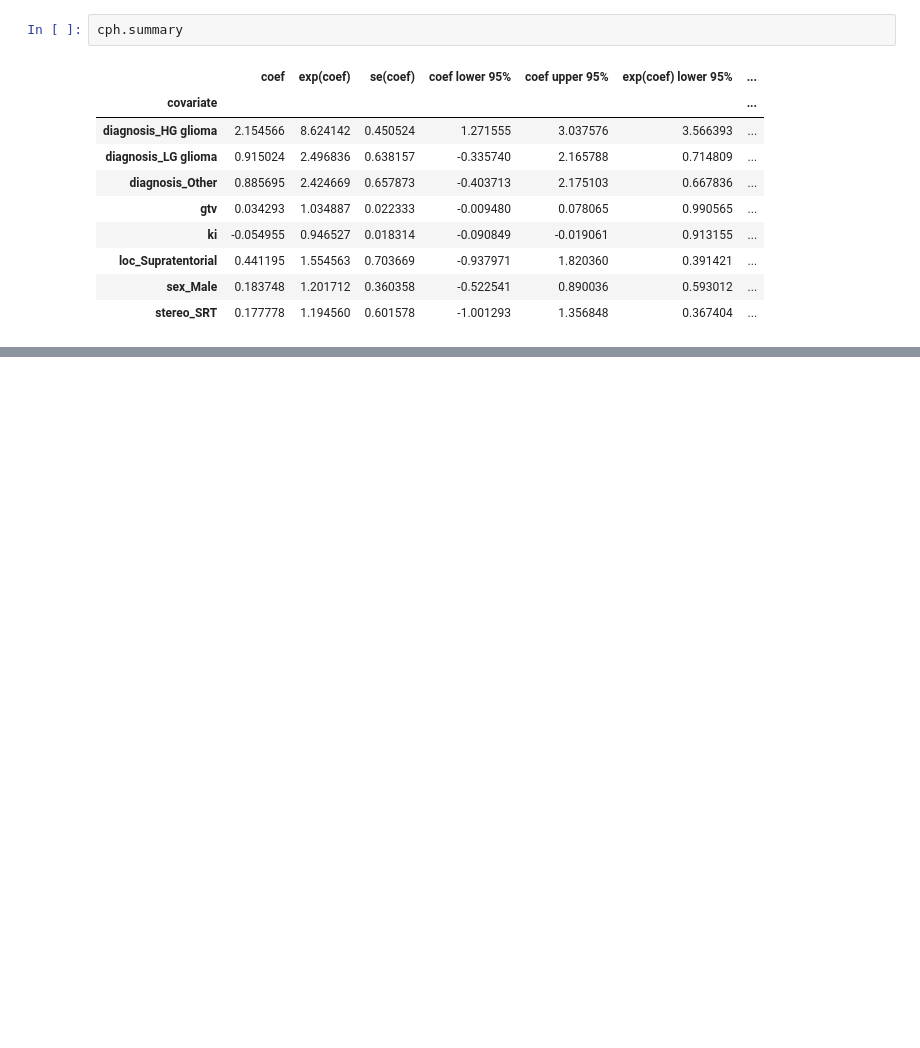
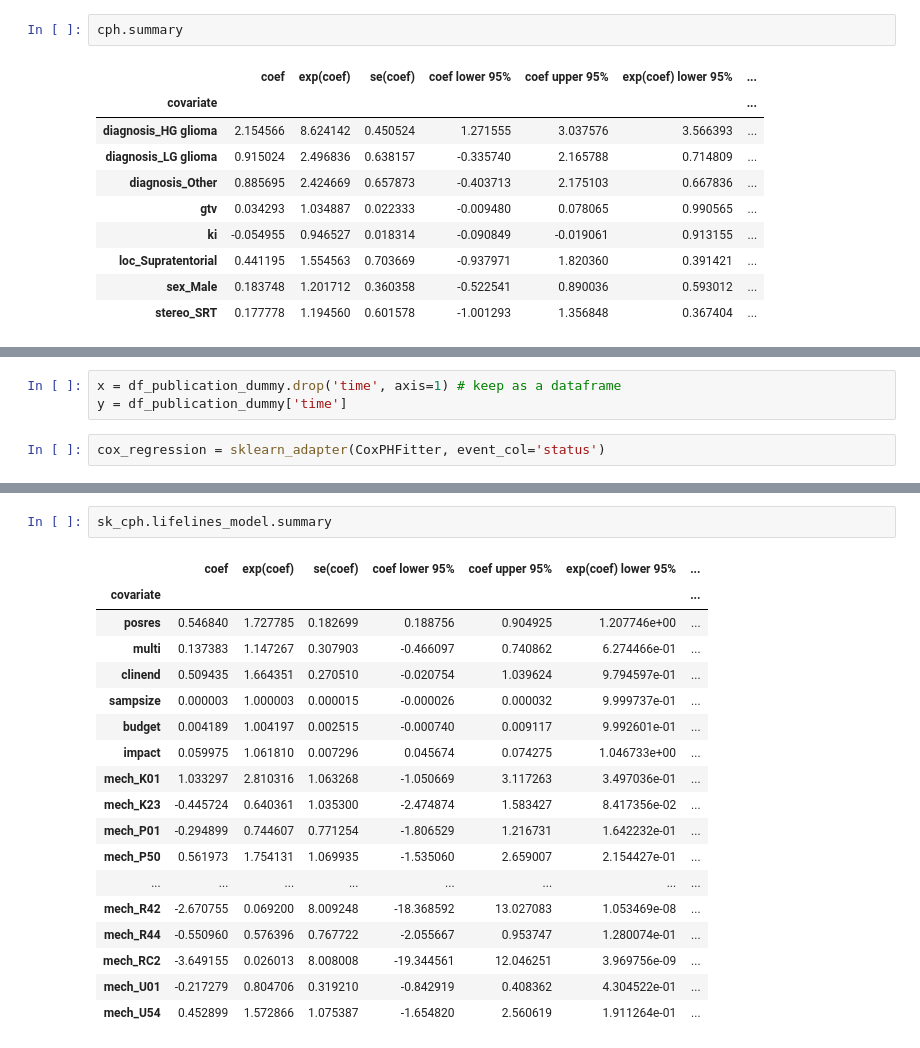
Before and after one commit to wpan03/ISLRv2_Python, a Jupyter notebook: notebooks/ch11_survival_analysis.ipynb, the cells around one changed output, grey strips where cells are left out. Cells and saved outputs as stored; diff of their text form; blank space fills up the shorter version.

```diff
--- a/notebooks/ch11_survival_analysis.ipynb
+++ b/notebooks/ch11_survival_analysis.ipynb
@@ -159,0 +240,5 @@ cph.summary
+# %%
+x = df_publication_dummy.drop('time', axis=1) # keep as a dataframe
+y = df_publication_dummy['time']
+# %%
+cox_regression = sklearn_adapter(CoxPHFitter, event_col='status')
@@ -159,0 +252,21 @@ cph.summary
+# %%
+sk_cph.lifelines_model.summary
+# %% [output]
+|  | coef | exp(coef) | se(coef) | coef lower 95% | coef upper 95% | exp(coef) lower 95% | ... |
+| covariate |  |  |  |  |  |  | ... |
+| posres | 0.546840 | 1.727785 | 0.182699 | 0.188756 | 0.904925 | 1.207746e+00 | ... |
+| multi | 0.137383 | 1.147267 | 0.307903 | -0.466097 | 0.740862 | 6.274466e-01 | ... |
+| clinend | 0.509435 | 1.664351 | 0.270510 | -0.020754 | 1.039624 | 9.794597e-01 | ... |
+| sampsize | 0.000003 | 1.000003 | 0.000015 | -0.000026 | 0.000032 | 9.999737e-01 | ... |
+| budget | 0.004189 | 1.004197 | 0.002515 | -0.000740 | 0.009117 | 9.992601e-01 | ... |
+| impact | 0.059975 | 1.061810 | 0.007296 | 0.045674 | 0.074275 | 1.046733e+00 | ... |
+| mech_K01 | 1.033297 | 2.810316 | 1.063268 | -1.050669 | 3.117263 | 3.497036e-01 | ... |
+| mech_K23 | -0.445724 | 0.640361 | 1.035300 | -2.474874 | 1.583427 | 8.417356e-02 | ... |
+| mech_P01 | -0.294899 | 0.744607 | 0.771254 | -1.806529 | 1.216731 | 1.642232e-01 | ... |
+| mech_P50 | 0.561973 | 1.754131 | 1.069935 | -1.535060 | 2.659007 | 2.154427e-01 | ... |
+| ... | ... | ... | ... | ... | ... | ... | ... |
+| mech_R42 | -2.670755 | 0.069200 | 8.009248 | -18.368592 | 13.027083 | 1.053469e-08 | ... |
+| mech_R44 | -0.550960 | 0.576396 | 0.767722 | -2.055667 | 0.953747 | 1.280074e-01 | ... |
+| mech_RC2 | -3.649155 | 0.026013 | 8.008008 | -19.344561 | 12.046251 | 3.969756e-09 | ... |
+| mech_U01 | -0.217279 | 0.804706 | 0.319210 | -0.842919 | 0.408362 | 4.304522e-01 | ... |
+| mech_U54 | 0.452899 | 1.572866 | 1.075387 | -1.654820 | 2.560619 | 1.911264e-01 | ... |
```
Also changed, not shown: parts of 14 cells of this notebook.
